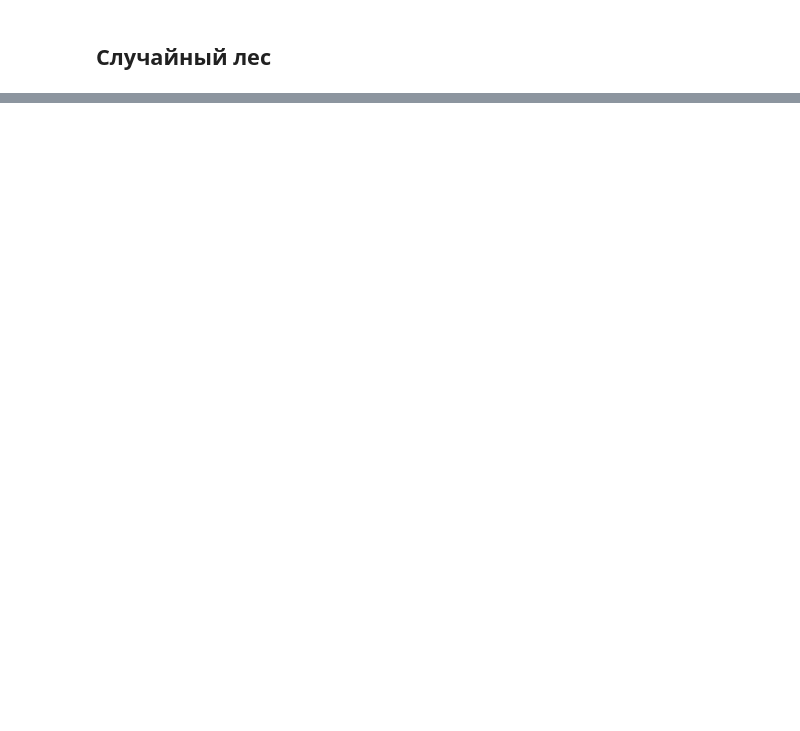
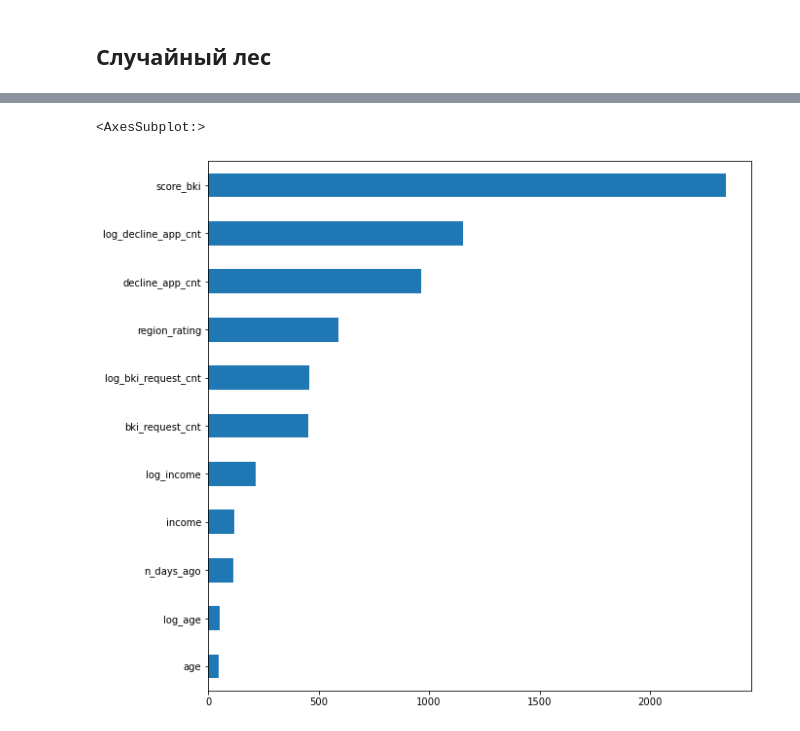
Before and after one commit to sau114/skillfactory_rds, a Jupyter notebook: module_4/scoring.ipynb, the cells around one changed output, grey strips where cells are left out. Saved outputs shown, nothing was run; the diff lists cells and outputs as text; code cells hidden in the pictures; blank space fills up the shorter version.

```diff
--- a/module_4/scoring.ipynb
+++ b/module_4/scoring.ipynb
@@ -316,0 +368,3 @@ feat_importances.nlargest(20).plot(kind='barh')
+# %%
+train_ftest = preprocess_data_ftest(train)
+train_ftest.columns
@@ -316,0 +384,11 @@ feat_importances.nlargest(20).plot(kind='barh')
+# %%
+# дисперсионный анализ
+num_cols = ['age', 'score_bki', 'decline_app_cnt', 'bki_request_cnt', 'region_rating', 'income',
+            'n_days_ago', 'log_income', 'log_age', 'log_bki_request_cnt', 'log_decline_app_cnt']
+imp_num = pd.Series(skl_fs.f_classif(train_ftest[num_cols], train_ftest['default'])[0], index = num_cols)
+imp_num.sort_values(inplace = True)
+imp_num.plot(kind = 'barh')
+# логарифм зарплаты и числа запросов лучше исходого значения
+# %% [output]
+<AxesSubplot:>
+[figure, added]
```
Also changed, not shown: parts of 45 cells of this notebook, 1 other file.
